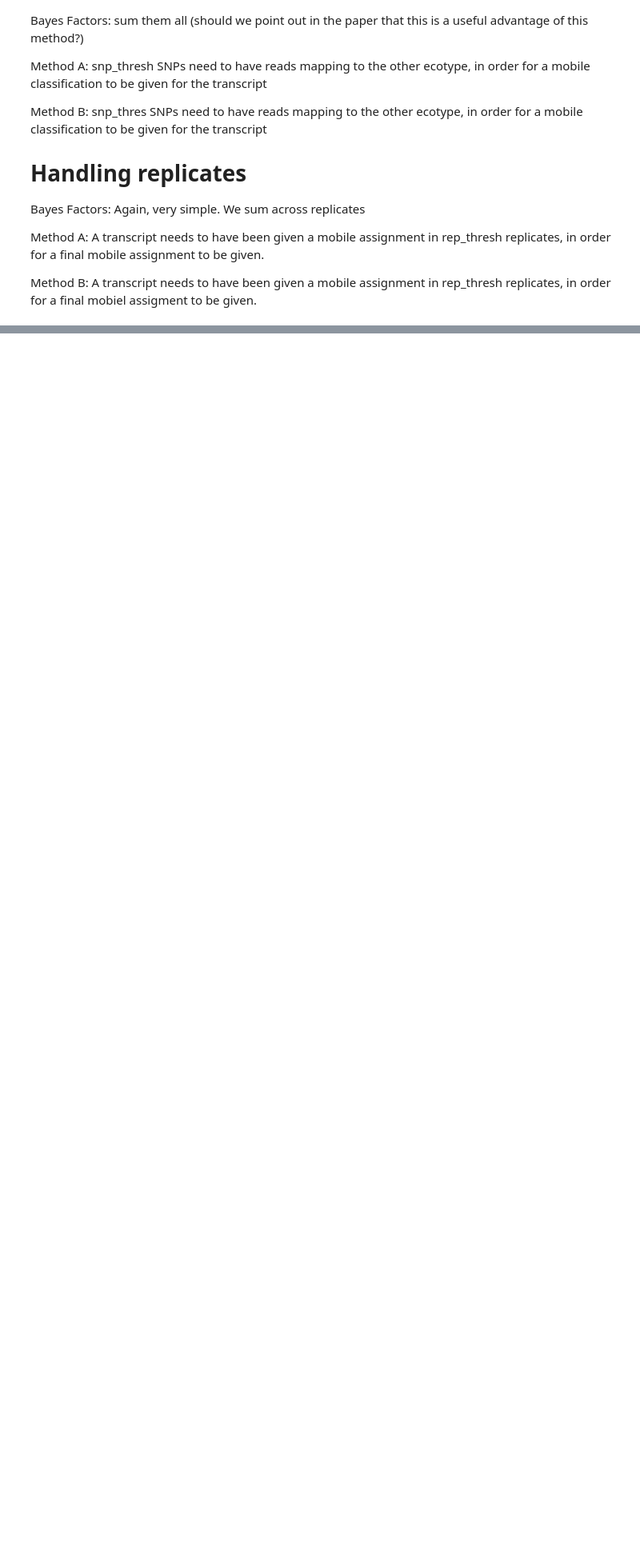
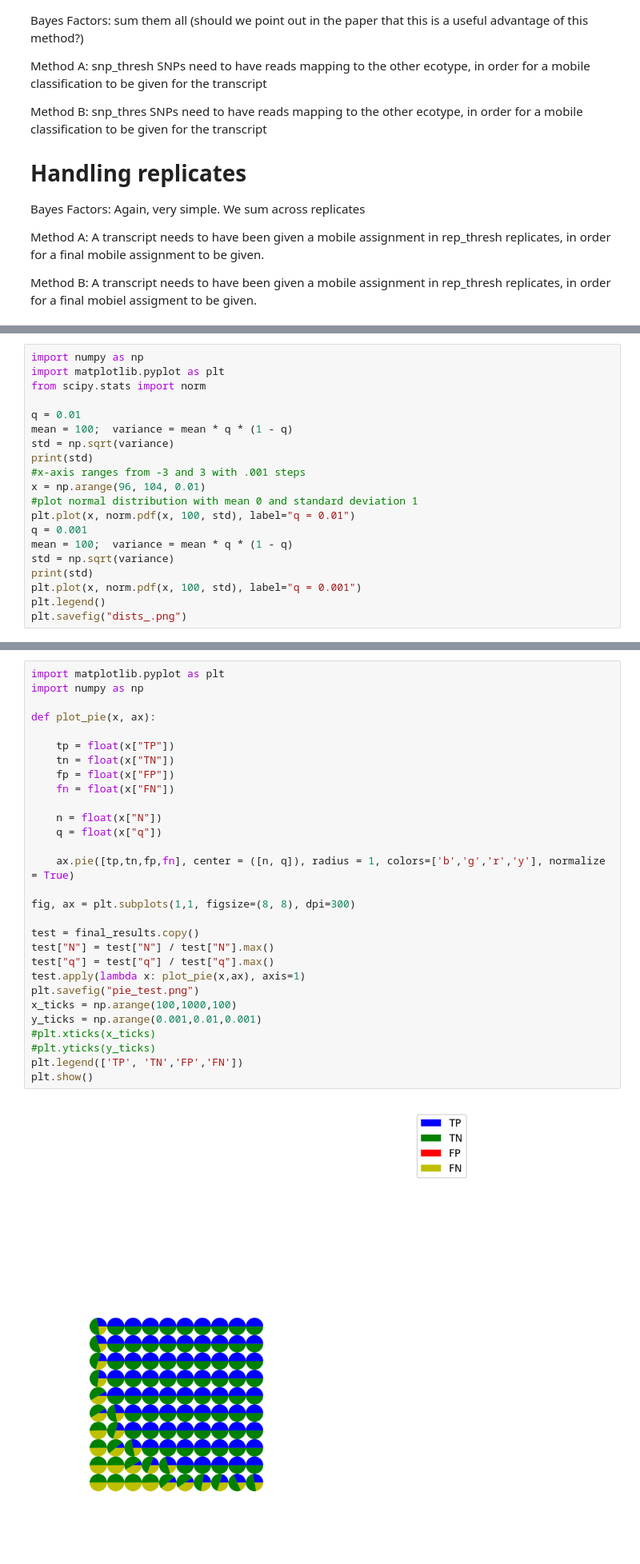
Before and after one commit to mtomtom/baymobil, a Jupyter notebook: create_figures.ipynb, the cells around one changed output, grey strips where cells are left out. Shown at 80% size. Drawn from its saved outputs; the diff is of its cells as text; blank space fills up the shorter version.

```diff
--- a/create_figures.ipynb
+++ b/create_figures.ipynb
@@ -119,0 +236,20 @@ print(results)
+# %%
+import numpy as np
+import matplotlib.pyplot as plt
+from scipy.stats import norm
+
+q = 0.01
+mean = 100;  variance = mean * q * (1 - q)
+std = np.sqrt(variance)
+print(std)
+#x-axis ranges from -3 and 3 with .001 steps
+x = np.arange(96, 104, 0.01)
+#plot normal distribution with mean 0 and standard deviation 1
+plt.plot(x, norm.pdf(x, 100, std), label="q = 0.01")
+q = 0.001
+mean = 100;  variance = mean * q * (1 - q)
+std = np.sqrt(variance)
+print(std)
+plt.plot(x, norm.pdf(x, 100, std), label="q = 0.001")
+plt.legend()
+plt.savefig("dists_.png")
@@ -119,0 +291,31 @@ print(results)
+# %%
+import matplotlib.pyplot as plt
+import numpy as np
+
+def plot_pie(x, ax):
+
+    tp = float(x["TP"])
+    tn = float(x["TN"])
+    fp = float(x["FP"])
+    fn = float(x["FN"])
+
+    n = float(x["N"])
+    q = float(x["q"])
+
+    ax.pie([tp,tn,fp,fn], center = ([n, q]), radius = 1, colors=['b','g','r','y'], normalize = True)
+
+fig, ax = plt.subplots(1,1, figsize=(8, 8), dpi=300)
+
+test = final_results.copy()
+test["N"] = test["N"] / test["N"].max()
+test["q"] = test["q"] / test["q"].max()
+test.apply(lambda x: plot_pie(x,ax), axis=1)
+plt.savefig("pie_test.png")
+x_ticks = np.arange(100,1000,100)
+y_ticks = np.arange(0.001,0.01,0.001)
+#plt.xticks(x_ticks)
+#plt.yticks(y_ticks)
+plt.legend(['TP', 'TN','FP','FN'])
+plt.show()
+# %% [output]
+[figure, added]
```
Also changed, not shown: parts of 19 cells of this notebook, 37 other files.
